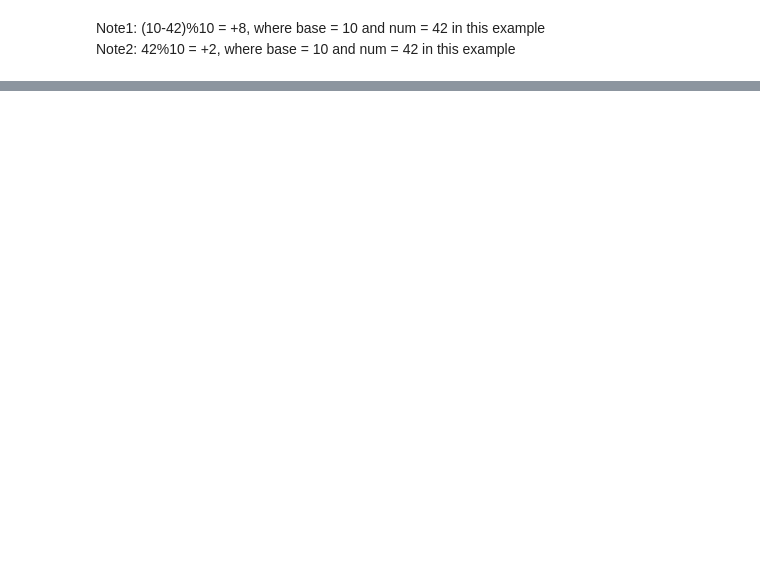
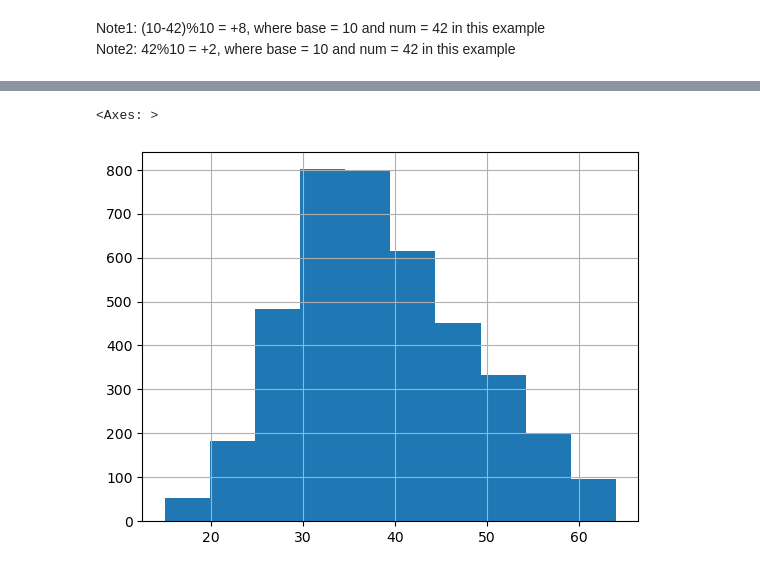
Before and after one commit to alsm6169/p-train, a Jupyter notebook: pandas.ipynb, the cells around one changed output, grey strips where cells are left out. Saved outputs shown, nothing was run; the diff lists cells and outputs as text; code cells hidden in the pictures; blank space fills up the shorter version.

```diff
--- a/pandas.ipynb
+++ b/pandas.ipynb
@@ -182,0 +191,6 @@ cust_df.groupby(['Gender', 'age_bracket2', 'Job Classification'])['Balance'].agg
+# %%
+#histogram irrespective of gender
+cust_df['Age'].hist()
+# %% [output]
+<Axes: >
+[figure, added]
```
Also changed, not shown: parts of 14 cells of this notebook, 1 other file.
